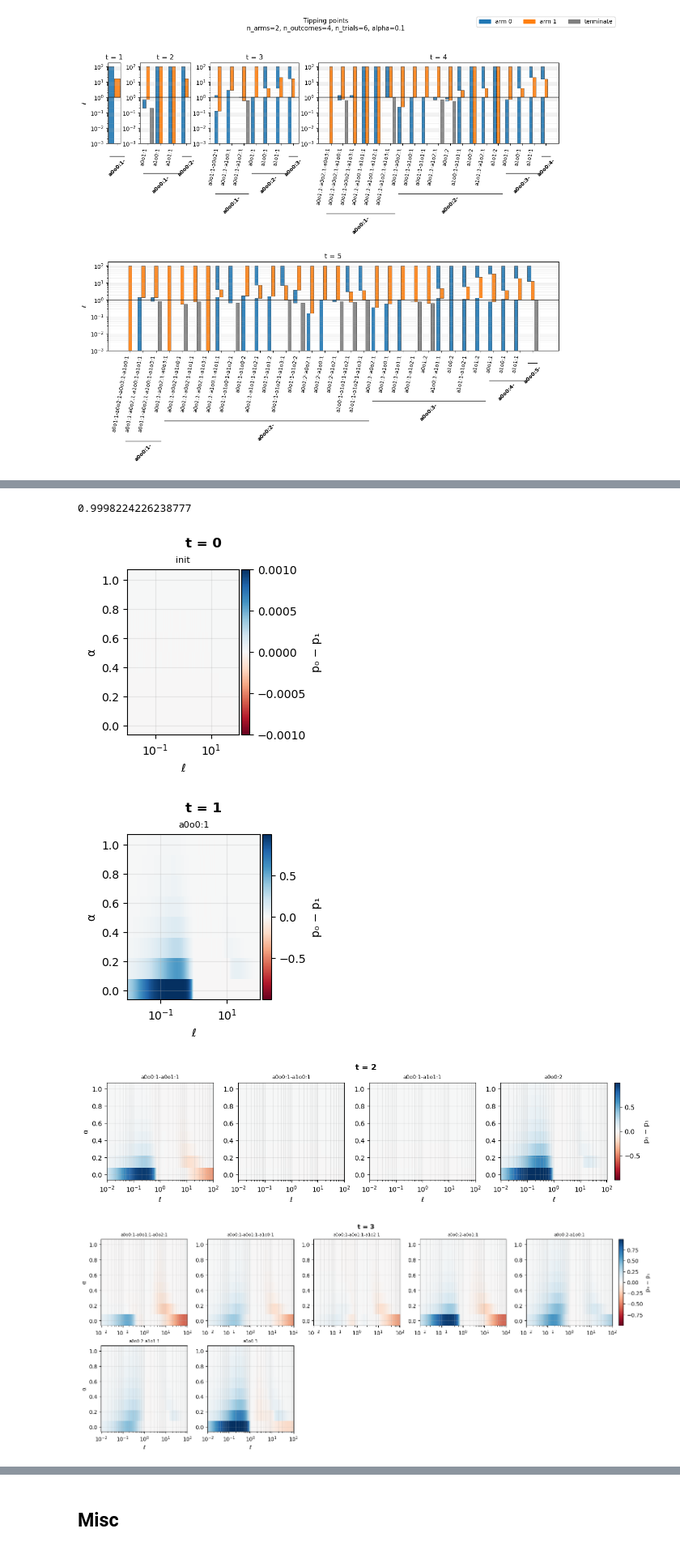
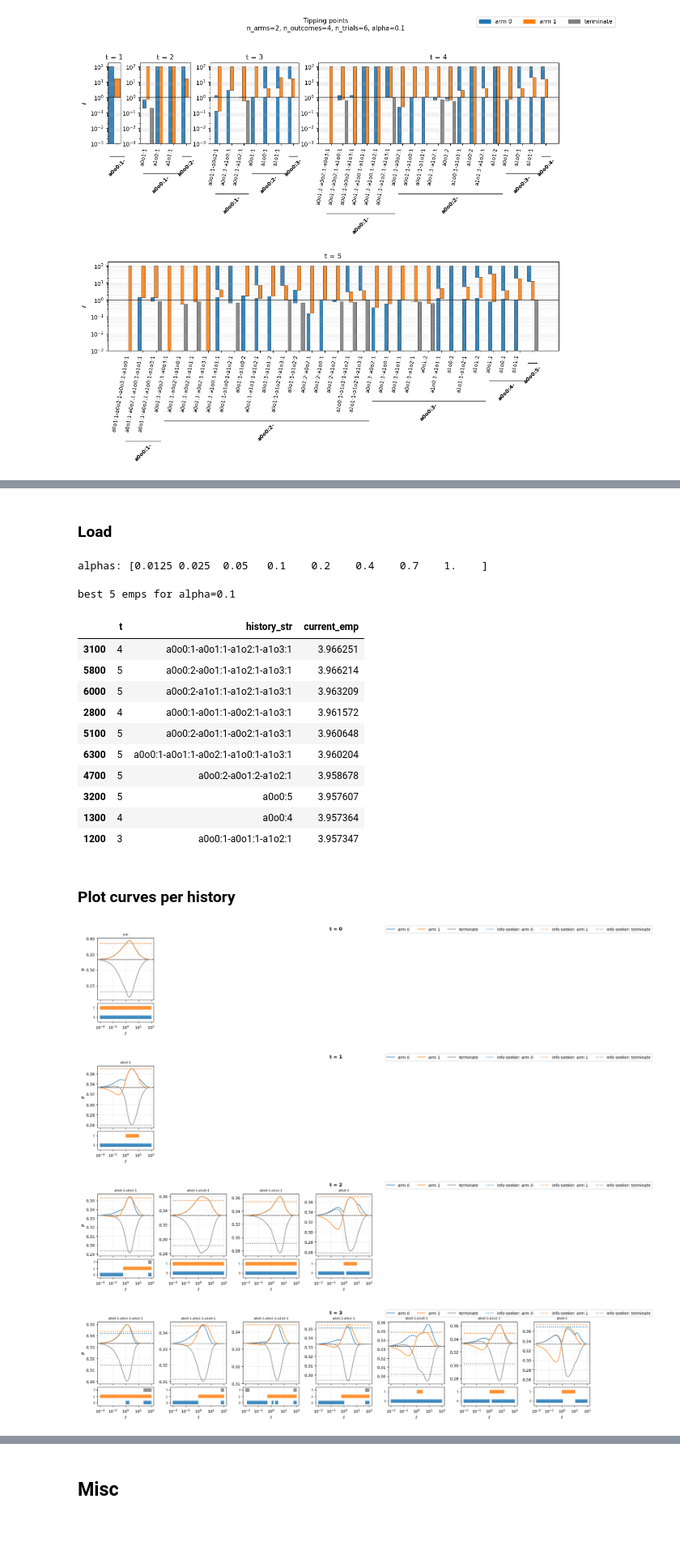
Before and after one commit to tgham/empBAMDP, a Jupyter notebook: empBAMDP.ipynb, the cells around one changed output, grey strips where cells are left out. Shown at 81% size. Cells and saved outputs as stored; diff of their text form; code cells hidden in the pictures; blank space fills up the shorter version.

Commit message:
added uncertain context; calculate current emps in sweep

```diff
--- a/empBAMDP.ipynb
+++ b/empBAMDP.ipynb
@@ -412,31 +418,59 @@ df_curves.head(5100)
-# %%
-df_curves['p_1'].max()
-# %% [output]
-0.9998224226238777
+# %% [markdown]
+### Load
+# %%
+## load
+n_arms = 2
+n_outcomes = 4
+n_trials = 6
+termination_arm = True
+df_curves = pd.read_csv('useful_saves/sweep/{}arms_{}outcomes_{}trials_{}.csv'.format(n_arms, n_outcomes, n_trials, ['noTermination','Termination',][termination_arm]))
+print('alphas:', df_curves['alpha'].unique())
+# %% [output]
+alphas: [0.0125 0.025  0.05   0.1    0.2    0.4    0.7    1.    ]
+# %%
+ell_tmp = 0.01
+for alpha in df_curves['alpha'].unique():
+    print('best 5 emps for alpha={}'.format(alpha))
+    df_sorted = df_curves.loc[(df_curves['alpha']==alpha) & (df_curves['ell']==ell_tmp), ['t','history_str', 'current_emp']].copy()
+    df_sorted.sort_values('current_emp', ascending=False, inplace=True)
+    df_sorted['current_emp'] = df_sorted['current_emp'].astype(float)
+    display(df_sorted[['t','history_str', 'current_emp']].head(10))
+# %% [output]
+best 5 emps for alpha=0.1
+|  | t | history_str | current_emp |
+| 3100 | 4 | a0o0:1-a0o1:1-a1o2:1-a1o3:1 | 3.966251 |
+| 5800 | 5 | a0o0:2-a0o1:1-a1o2:1-a1o3:1 | 3.966214 |
+| 6000 | 5 | a0o0:2-a1o1:1-a1o2:1-a1o3:1 | 3.963209 |
+| 2800 | 4 | a0o0:1-a0o1:1-a0o2:1-a1o3:1 | 3.961572 |
+| 5100 | 5 | a0o0:2-a0o1:1-a0o2:1-a1o3:1 | 3.960648 |
+| 6300 | 5 | a0o0:1-a0o1:1-a0o2:1-a1o0:1-a1o3:1 | 3.960204 |
+| 4700 | 5 | a0o0:2-a0o1:2-a1o2:1 | 3.958678 |
+| 3200 | 5 | a0o0:5 | 3.957607 |
+| 1300 | 4 | a0o0:4 | 3.957364 |
+| 1200 | 3 | a0o0:1-a0o1:1-a1o2:1 | 3.957347 |
+# %% [markdown]
+### Plot curves per history
 # %%
 ## plots
-if n_alpha_samples == 1:
-    figs = plot_curves(df_curves, n_arms=n_arms, y='p',
-                eps_tie=1e-6,
-                termination_arm=termination_arm,
-            #    df_tip=df_tip
-            ncols = 7
-            )
-else:
-    figs = plot_heatmap(df_curves,
-                        panel_size=(3,3),
+alpha_to_plot = 0.1
+alpha_to_plot = 'unknown'
+horizon_to_plot = n_trials
+figs = plot_curves(df_curves.loc[(df_curves['alpha'] == alpha_to_plot) & (df_curves['horizon'] == horizon_to_plot)], n_arms=n_arms, y='p',
+            eps_tie=1e-6,
+            termination_arm=termination_arm,
+            info_seeker=True,
         #    df_tip=df_tip
-        max_n_cols = 5
-           )
+        ncols = 7
+        )
 
 # ## save figs
 # fig_dir = f'useful_saves/ell_curves/{n_trials}trials_{n_arms}arms_{n_outcomes}outcomes'
 # if not os.path.exists(fig_dir):
 #     os.makedirs(fig_dir)
 # for t, (fig, _) in figs.items():
 #     fig.savefig(f'{fig_dir}/t{t}.png', dpi=300)
 # %% [output]
-[figure, old version]
+[figure, new version]
-[figure, old version]
+[figure, new version]
-[figure, old version]
+[figure, new version]
-[figure, old version]
+[figure, new version]
```
Also changed, not shown: parts of 8 cells of this notebook, 3 other files.
